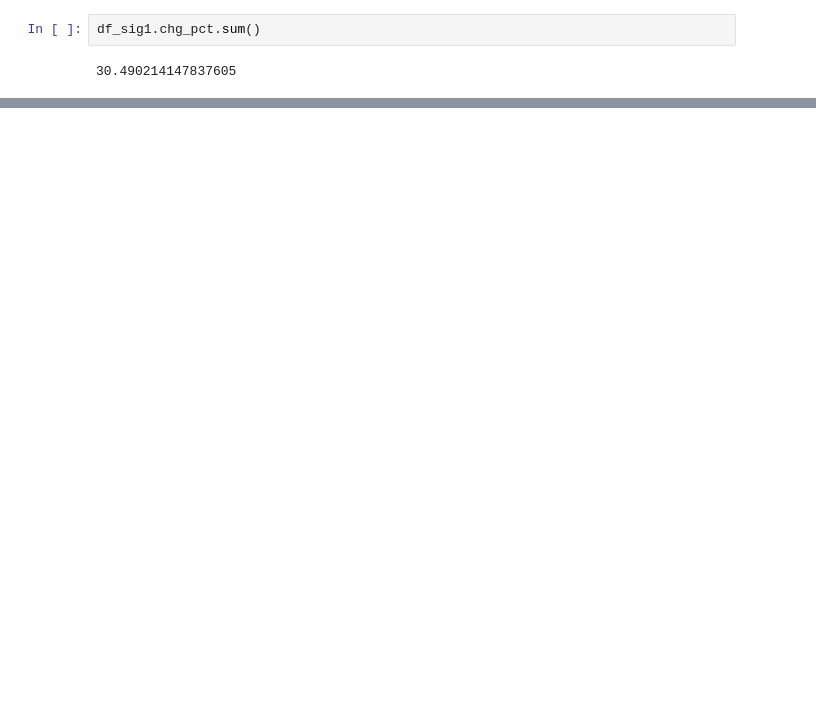
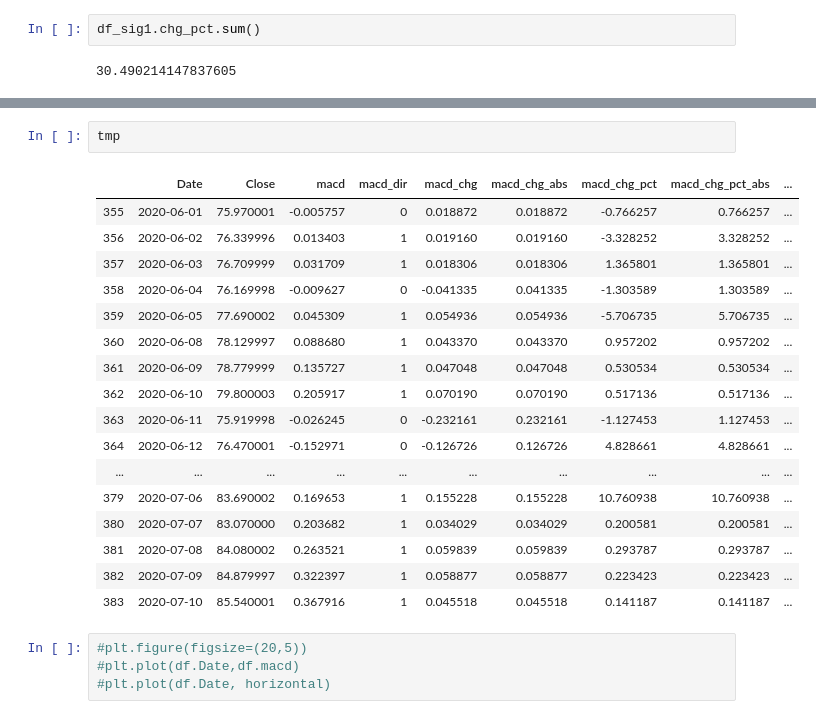
Before and after one commit to hadi-android/autotrading, a Jupyter notebook: predict_stock_quant.ipynb, the cells around one changed output, grey strips where cells are left out. Saved outputs shown, nothing was run; the diff lists cells and outputs as text; blank space fills up the shorter version.

```diff
--- a/predict_stock_quant.ipynb
+++ b/predict_stock_quant.ipynb
@@ -298,0 +191,24 @@ df_sig1
+# %%
+tmp
+# %% [output]
+|  | Date | Close | macd | macd_dir | macd_chg | macd_chg_abs | macd_chg_pct | macd_chg_pct_abs | ... |
+| 355 | 2020-06-01 | 75.970001 | -0.005757 | 0 | 0.018872 | 0.018872 | -0.766257 | 0.766257 | ... |
+| 356 | 2020-06-02 | 76.339996 | 0.013403 | 1 | 0.019160 | 0.019160 | -3.328252 | 3.328252 | ... |
+| 357 | 2020-06-03 | 76.709999 | 0.031709 | 1 | 0.018306 | 0.018306 | 1.365801 | 1.365801 | ... |
+| 358 | 2020-06-04 | 76.169998 | -0.009627 | 0 | -0.041335 | 0.041335 | -1.303589 | 1.303589 | ... |
+| 359 | 2020-06-05 | 77.690002 | 0.045309 | 1 | 0.054936 | 0.054936 | -5.706735 | 5.706735 | ... |
+| 360 | 2020-06-08 | 78.129997 | 0.088680 | 1 | 0.043370 | 0.043370 | 0.957202 | 0.957202 | ... |
+| 361 | 2020-06-09 | 78.779999 | 0.135727 | 1 | 0.047048 | 0.047048 | 0.530534 | 0.530534 | ... |
+| 362 | 2020-06-10 | 79.800003 | 0.205917 | 1 | 0.070190 | 0.070190 | 0.517136 | 0.517136 | ... |
+| 363 | 2020-06-11 | 75.919998 | -0.026245 | 0 | -0.232161 | 0.232161 | -1.127453 | 1.127453 | ... |
+| 364 | 2020-06-12 | 76.470001 | -0.152971 | 0 | -0.126726 | 0.126726 | 4.828661 | 4.828661 | ... |
+| ... | ... | ... | ... | ... | ... | ... | ... | ... | ... |
+| 379 | 2020-07-06 | 83.690002 | 0.169653 | 1 | 0.155228 | 0.155228 | 10.760938 | 10.760938 | ... |
+| 380 | 2020-07-07 | 83.070000 | 0.203682 | 1 | 0.034029 | 0.034029 | 0.200581 | 0.200581 | ... |
+| 381 | 2020-07-08 | 84.080002 | 0.263521 | 1 | 0.059839 | 0.059839 | 0.293787 | 0.293787 | ... |
+| 382 | 2020-07-09 | 84.879997 | 0.322397 | 1 | 0.058877 | 0.058877 | 0.223423 | 0.223423 | ... |
+| 383 | 2020-07-10 | 85.540001 | 0.367916 | 1 | 0.045518 | 0.045518 | 0.141187 | 0.141187 | ... |
+# %%
+#plt.figure(figsize=(20,5))
+#plt.plot(df.Date,df.macd)
+#plt.plot(df.Date, horizontal)
```
Also changed, not shown: parts of 149 cells of this notebook, 2 other files.
